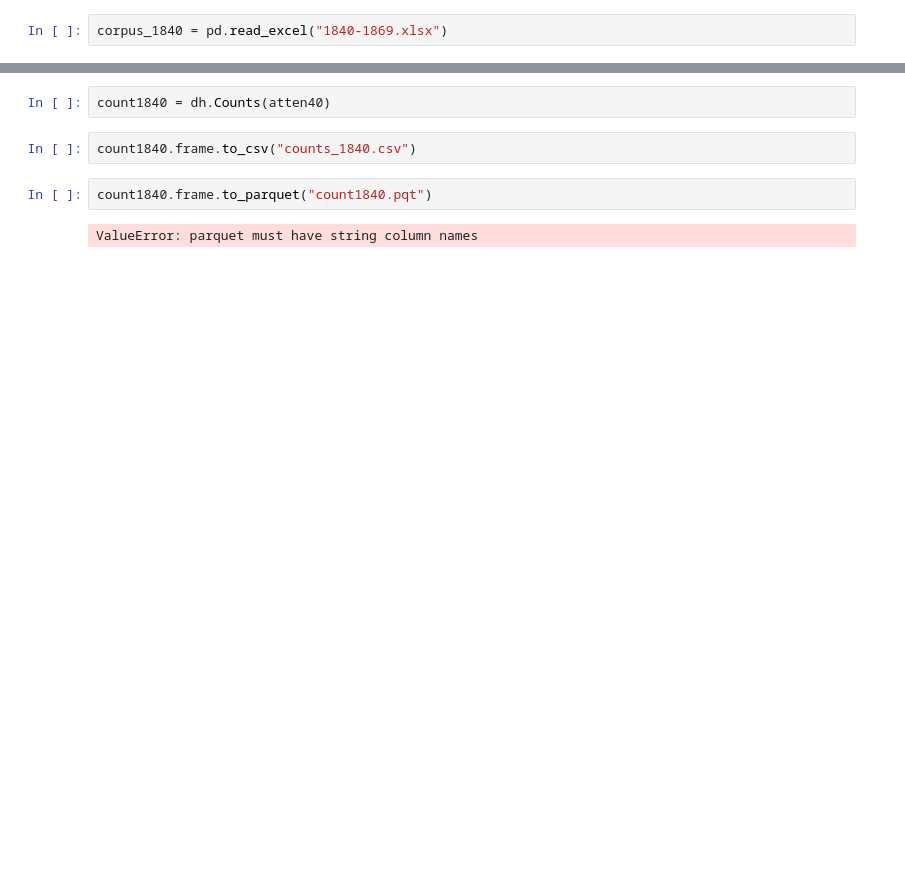
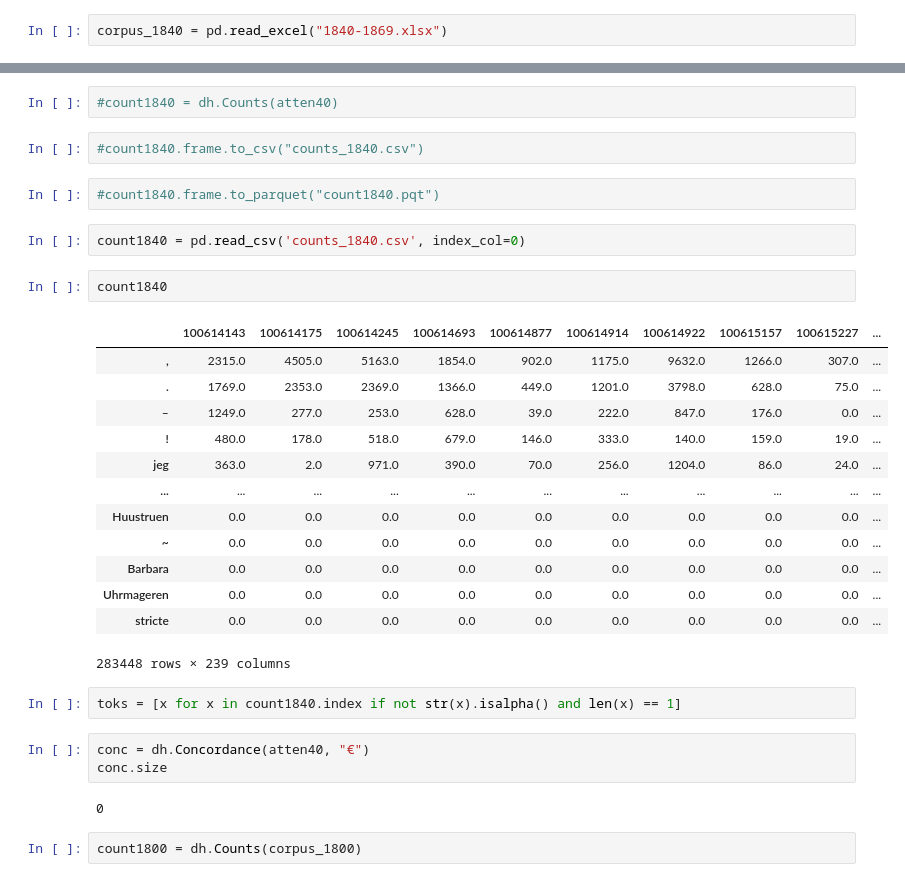
Before and after one commit to Yoonsen/NORN, a Jupyter notebook: NORN_october_2023.ipynb, the cells around one changed output, grey strips where cells are left out. Saved outputs shown, nothing was run; the diff lists cells and outputs as text; blank space fills up the shorter version.

```diff
--- a/NORN_october_2023.ipynb
+++ b/NORN_october_2023.ipynb
@@ -72,8 +79,33 @@ atten40
 # %%
-count1840 = dh.Counts(atten40)
+#count1840 = dh.Counts(atten40)
 # %%
-count1840.frame.to_csv("counts_1840.csv")
+#count1840.frame.to_csv("counts_1840.csv")
 # %%
-count1840.frame.to_parquet("count1840.pqt")
+#count1840.frame.to_parquet("count1840.pqt")
-# %% [output]
-ValueError: parquet must have string column names
+# %%
+count1840 = pd.read_csv('counts_1840.csv', index_col=0)
+# %%
+count1840
+# %% [output]
+|  | 100614143 | 100614175 | 100614245 | 100614693 | 100614877 | 100614914 | 100614922 | 100615157 | 100615227 | ... |
+| , | 2315.0 | 4505.0 | 5163.0 | 1854.0 | 902.0 | 1175.0 | 9632.0 | 1266.0 | 307.0 | ... |
+| . | 1769.0 | 2353.0 | 2369.0 | 1366.0 | 449.0 | 1201.0 | 3798.0 | 628.0 | 75.0 | ... |
+| – | 1249.0 | 277.0 | 253.0 | 628.0 | 39.0 | 222.0 | 847.0 | 176.0 | 0.0 | ... |
+| ! | 480.0 | 178.0 | 518.0 | 679.0 | 146.0 | 333.0 | 140.0 | 159.0 | 19.0 | ... |
+| jeg | 363.0 | 2.0 | 971.0 | 390.0 | 70.0 | 256.0 | 1204.0 | 86.0 | 24.0 | ... |
+| ... | ... | ... | ... | ... | ... | ... | ... | ... | ... | ... |
+| Huustruen | 0.0 | 0.0 | 0.0 | 0.0 | 0.0 | 0.0 | 0.0 | 0.0 | 0.0 | ... |
+| ~ | 0.0 | 0.0 | 0.0 | 0.0 | 0.0 | 0.0 | 0.0 | 0.0 | 0.0 | ... |
+| Barbara | 0.0 | 0.0 | 0.0 | 0.0 | 0.0 | 0.0 | 0.0 | 0.0 | 0.0 | ... |
+| Uhrmageren | 0.0 | 0.0 | 0.0 | 0.0 | 0.0 | 0.0 | 0.0 | 0.0 | 0.0 | ... |
+| stricte | 0.0 | 0.0 | 0.0 | 0.0 | 0.0 | 0.0 | 0.0 | 0.0 | 0.0 | ... |
+283448 rows × 239 columns
+# %%
+toks = [x for x in count1840.index if not str(x).isalpha() and len(x) == 1]
+# %%
+conc = dh.Concordance(atten40, "€")
+conc.size
+# %% [output]
+0
+# %%
+count1800 = dh.Counts(corpus_1800)
```
Also changed, not shown: parts of 48 cells of this notebook, 1 other file.
